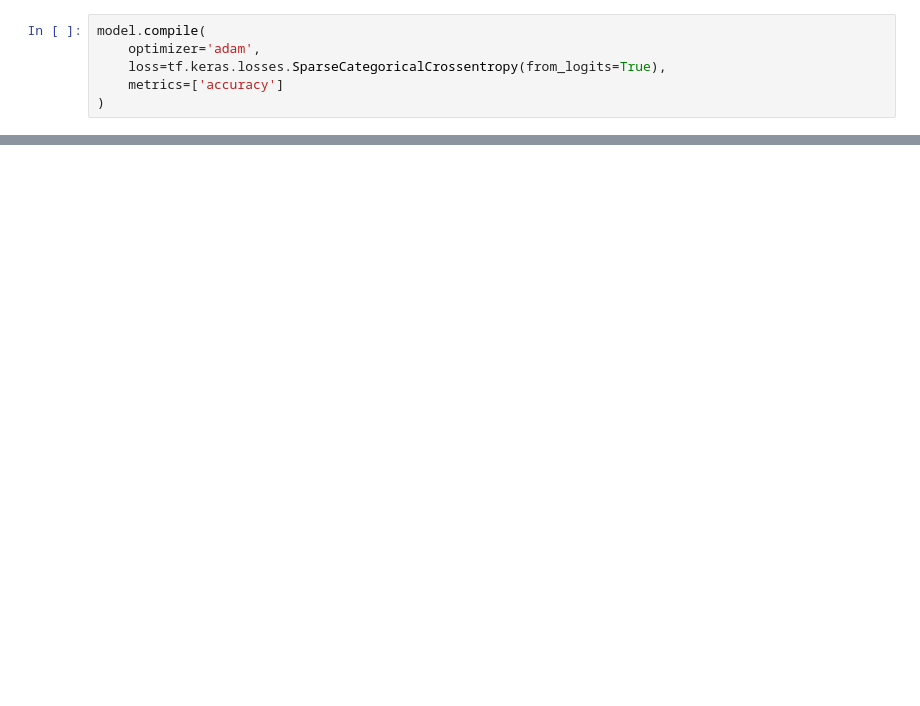
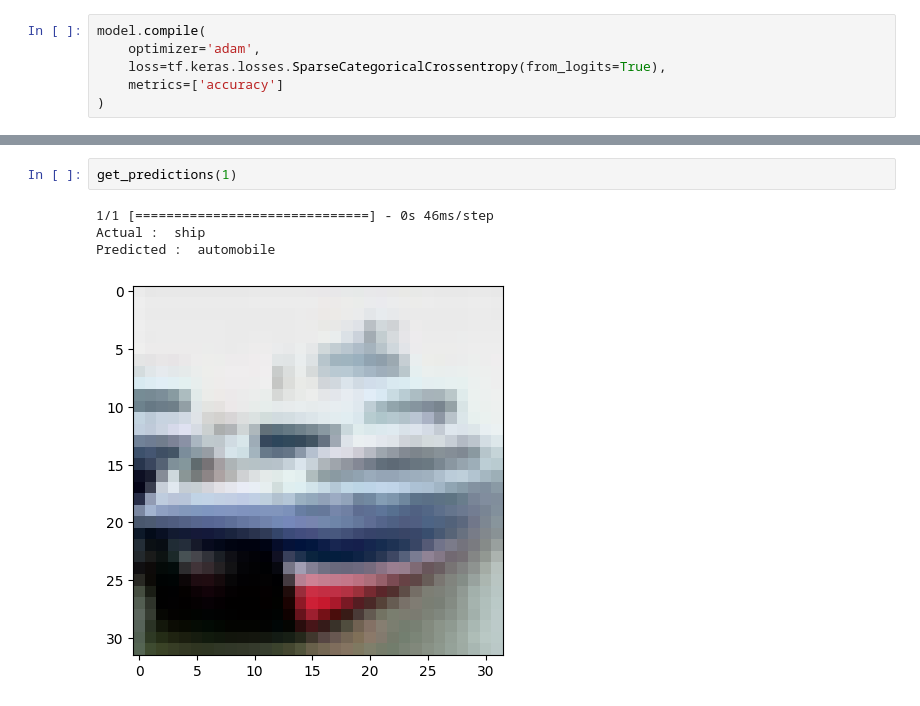
Before and after one commit to sumukhbhat12/Tensor-Flow-Course-FreeCodeCamp, a Jupyter notebook: Convolutional_Neural_Network.ipynb, the cells around one changed output, grey strips where cells are left out. Saved outputs shown, nothing was run; the diff lists cells and outputs as text; blank space fills up the shorter version.

```diff
--- a/Convolutional_Neural_Network.ipynb
+++ b/Convolutional_Neural_Network.ipynb
@@ -142,0 +184,7 @@ Epoch 10/10
+# %%
+get_predictions(1)
+# %% [output]
+1/1 [==============================] - 0s 46ms/step
+Actual :  ship
+Predicted :  automobile
+[figure, added]
```
Also changed, not shown: parts of 8 cells of this notebook.
